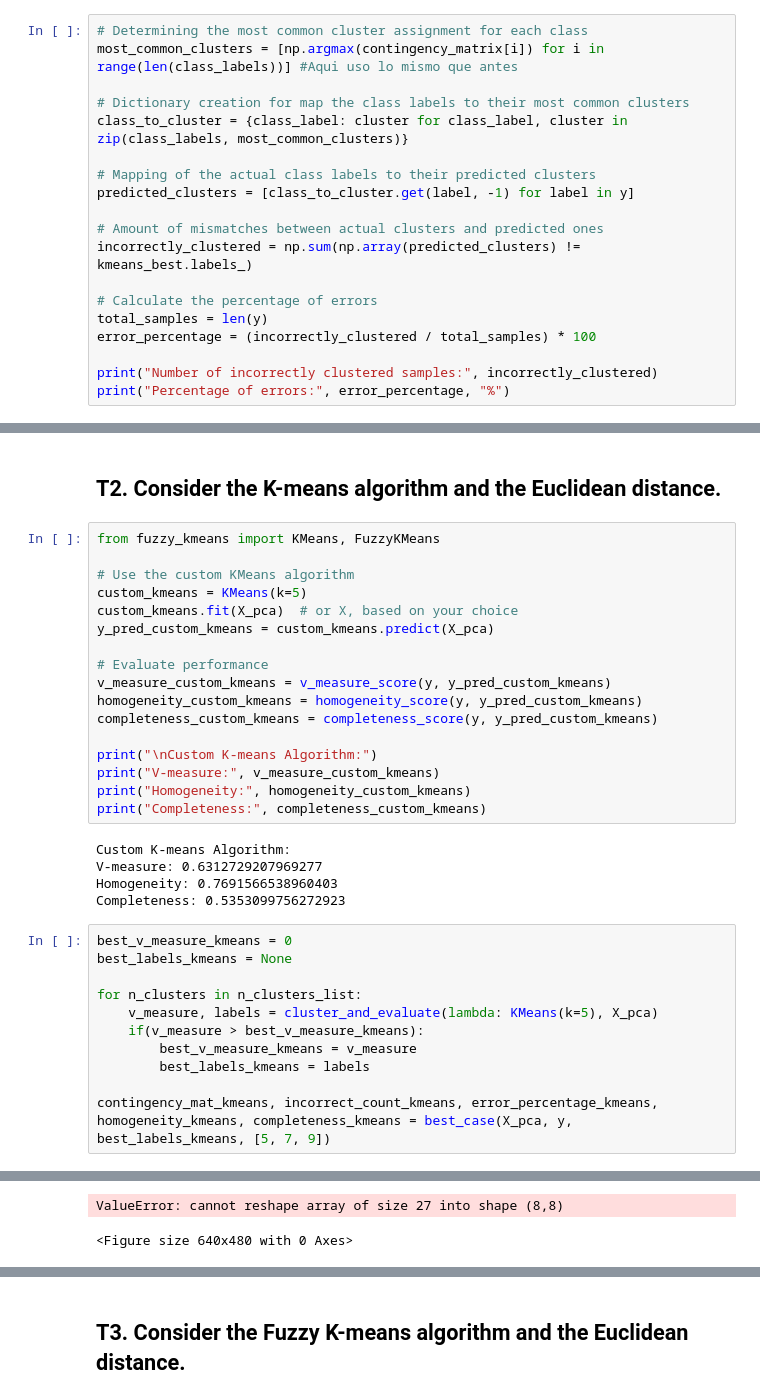
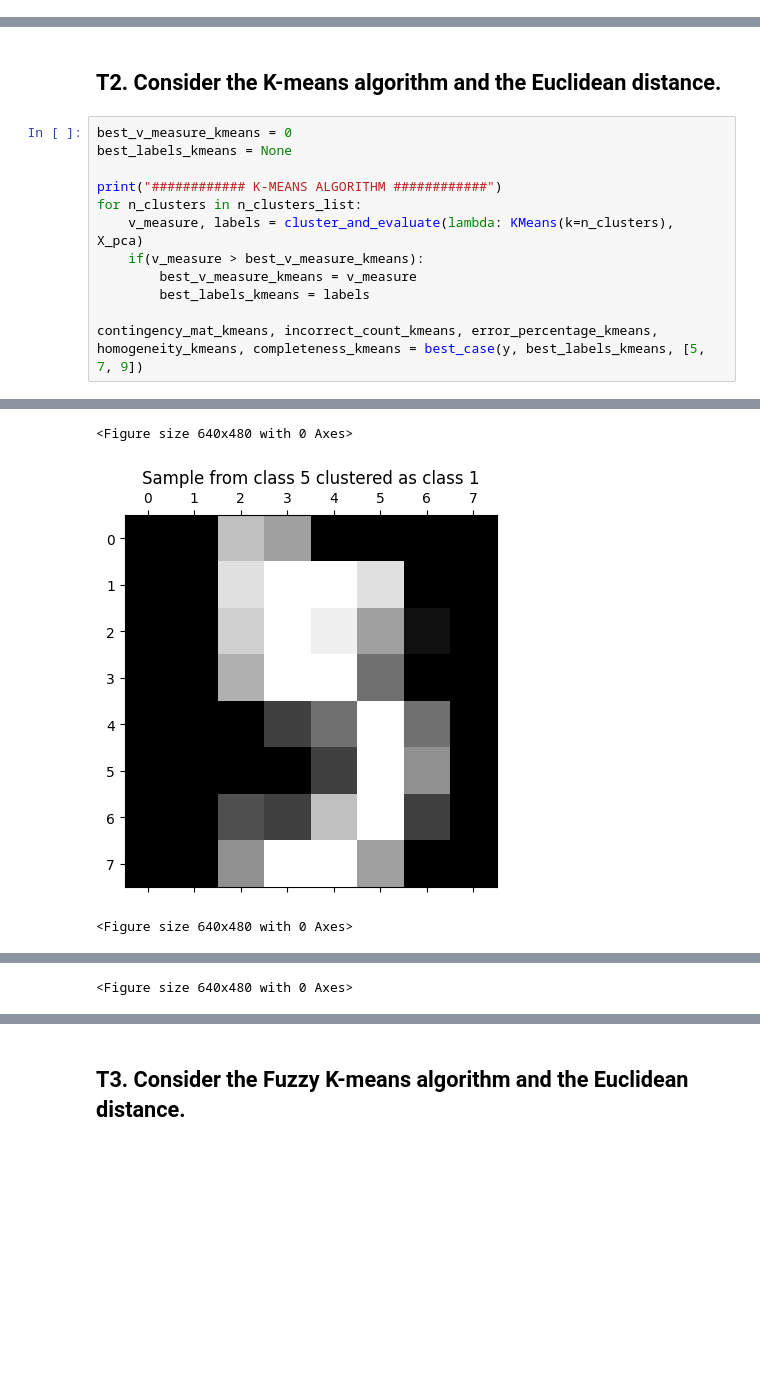
Before and after one commit to pedromartip/Unsupervised_learning, a Jupyter notebook: alltasks.ipynb, the cells around one changed output, grey strips where cells are left out. Drawn from its saved outputs; the diff is of its cells as text; blank space fills up the shorter version.

```diff
--- a/alltasks.ipynb
+++ b/alltasks.ipynb
@@ -90,21 +65,2 @@ Class 9 is most commonly assigned to Cluster 1
 # %% [markdown]
 ### iii. Identify the number of incorrectly clustered samples and calculate also the percentage of errors as number of incorrectly clustered samples / total number of samples.
-# %%
-# Determining the most common cluster assignment for each class
-most_common_clusters = [np.argmax(contingency_matrix[i]) for i in range(len(class_labels))] #Aqui uso lo mismo que antes
-
-# Dictionary creation for map the class labels to their most common clusters
-class_to_cluster = {class_label: cluster for class_label, cluster in zip(class_labels, most_common_clusters)}
-
-# Mapping of the actual class labels to their predicted clusters
-predicted_clusters = [class_to_cluster.get(label, -1) for label in y]
-
-# Amount of mismatches between actual clusters and predicted ones
-incorrectly_clustered = np.sum(np.array(predicted_clusters) != kmeans_best.labels_)
-
-# Calculate the percentage of errors
-total_samples = len(y)
-error_percentage = (incorrectly_clustered / total_samples) * 100
-
-print("Number of incorrectly clustered samples:", incorrectly_clustered)
-print("Percentage of errors:", error_percentage, "%")
@@ -229,36 +135,15 @@ SyntaxError: invalid syntax (442503502.py, line 7)
 # %% [markdown]
 ## T2. Consider the K-means algorithm and the Euclidean distance.
-# %%
-from fuzzy_kmeans import KMeans, FuzzyKMeans
-
-# Use the custom KMeans algorithm
-custom_kmeans = KMeans(k=5)
-custom_kmeans.fit(X_pca)  # or X, based on your choice
-y_pred_custom_kmeans = custom_kmeans.predict(X_pca)
-
-# Evaluate performance
-v_measure_custom_kmeans = v_measure_score(y, y_pred_custom_kmeans)
-homogeneity_custom_kmeans = homogeneity_score(y, y_pred_custom_kmeans)
-completeness_custom_kmeans = completeness_score(y, y_pred_custom_kmeans)
-
-print("\nCustom K-means Algorithm:")
-print("V-measure:", v_measure_custom_kmeans)
-print("Homogeneity:", homogeneity_custom_kmeans)
-print("Completeness:", completeness_custom_kmeans)
-# %% [output]
-Custom K-means Algorithm:
-V-measure: 0.6312729207969277
-Homogeneity: 0.7691566538960403
-Completeness: 0.5353099756272923
 # %%
 best_v_measure_kmeans = 0
 best_labels_kmeans = None
 
+print("############ K-MEANS ALGORITHM ############")
 for n_clusters in n_clusters_list:
-    v_measure, labels = cluster_and_evaluate(lambda: KMeans(k=5), X_pca)
+    v_measure, labels = cluster_and_evaluate(lambda: KMeans(k=n_clusters), X_pca)
     if(v_measure > best_v_measure_kmeans):
         best_v_measure_kmeans = v_measure
         best_labels_kmeans = labels
 
-contingency_mat_kmeans, incorrect_count_kmeans, error_percentage_kmeans, homogeneity_kmeans, completeness_kmeans = best_case(X_pca, y, best_labels_kmeans, [5, 7, 9])
+contingency_mat_kmeans, incorrect_count_kmeans, error_percentage_kmeans, homogeneity_kmeans, completeness_kmeans = best_case(y, best_labels_kmeans, [5, 7, 9])
 # %% [output]
@@ -280,2 +164,3 @@ Completeness: 0.5353099756272923
-ValueError: cannot reshape array of size 27 into shape (8,8)
+<Figure size 640x480 with 0 Axes>
+[figure, added]
 <Figure size 640x480 with 0 Axes>
@@ -281,0 +168 @@ ValueError: cannot reshape array of size 27 into shape (8,8)
+<Figure size 640x480 with 0 Axes>
```
Also changed, not shown: parts of 16 cells of this notebook.
